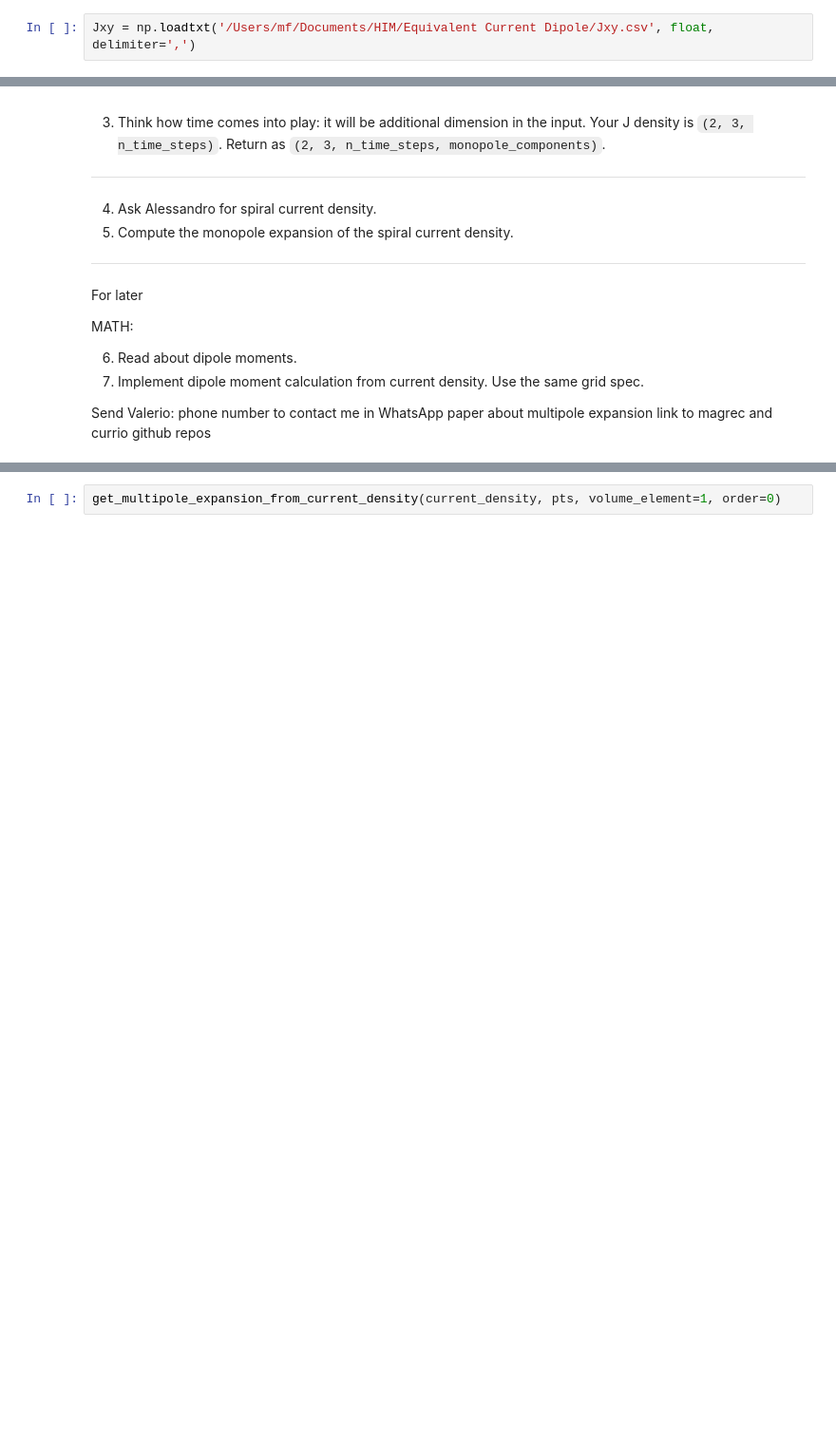
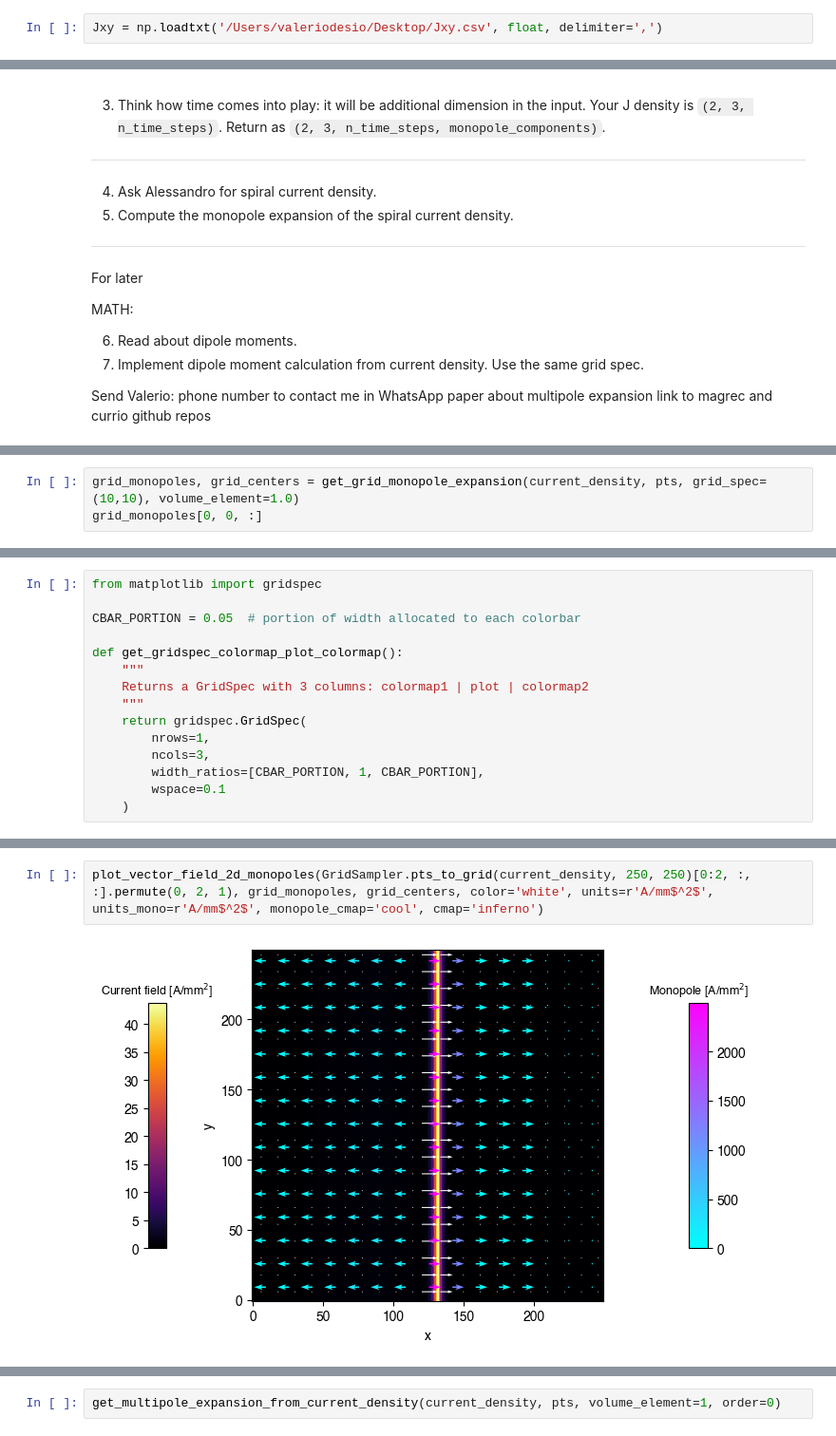
Before and after one commit to mikeonly/currio, a Jupyter notebook: notebooks/Multipole.ipynb, the cells around one changed output, grey strips where cells are left out. Shown at 95% size. Cells and saved outputs as stored; diff of their text form; blank space fills up the shorter version.

```diff
--- a/notebooks/Multipole.ipynb
+++ b/notebooks/Multipole.ipynb
@@ -27,7 +30,7 @@ array([ 0.63790382,  2.00328143, -0.01352075])
 loop = magpy.current.Polyline(vertices=pts, current=1)
 loop.show()
 # %%
-Jxy = np.loadtxt('/Users/mf/Documents/HIM/Equivalent Current Dipole/Jxy.csv', float, delimiter=',')
+Jxy = np.loadtxt('/Users/valeriodesio/Desktop/Jxy.csv', float, delimiter=',')
 # %%
 Js = Jxy[:, 0]
 current_density = np.zeros((len(Js), 3))
@@ -79,0 +163,3 @@ link to magrec and currio github repos
+# %%
+grid_monopoles, grid_centers = get_grid_monopole_expansion(current_density, pts, grid_spec=(10,10), volume_element=1.0)
+grid_monopoles[0, 0, :]
@@ -79,0 +283,15 @@ link to magrec and currio github repos
+# %%
+from matplotlib import gridspec
+
+CBAR_PORTION = 0.05  # portion of width allocated to each colorbar
+
+def get_gridspec_colormap_plot_colormap():
+    """
+    Returns a GridSpec with 3 columns: colormap1 | plot | colormap2
+    """
+    return gridspec.GridSpec(
+        nrows=1,
+        ncols=3,
+        width_ratios=[CBAR_PORTION, 1, CBAR_PORTION],
+        wspace=0.1
+    )
@@ -79,0 +535,4 @@ link to magrec and currio github repos
+# %%
+plot_vector_field_2d_monopoles(GridSampler.pts_to_grid(current_density, 250, 250)[0:2, :, :].permute(0, 2, 1), grid_monopoles, grid_centers, color='white', units=r'A/mm$^2$', units_mono=r'A/mm$^2$', monopole_cmap='cool', cmap='inferno')
+# %% [output]
+[figure, added]
```
Also changed, not shown: parts of 15 cells of this notebook.
